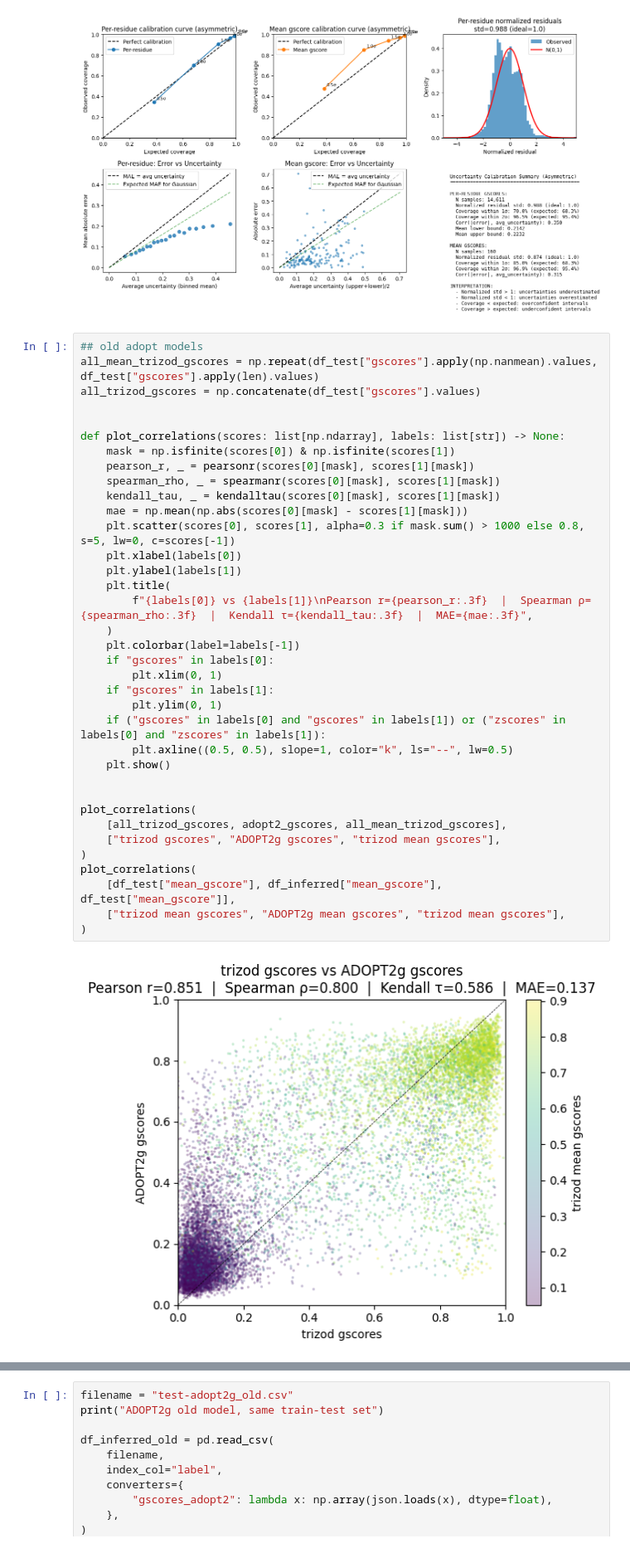
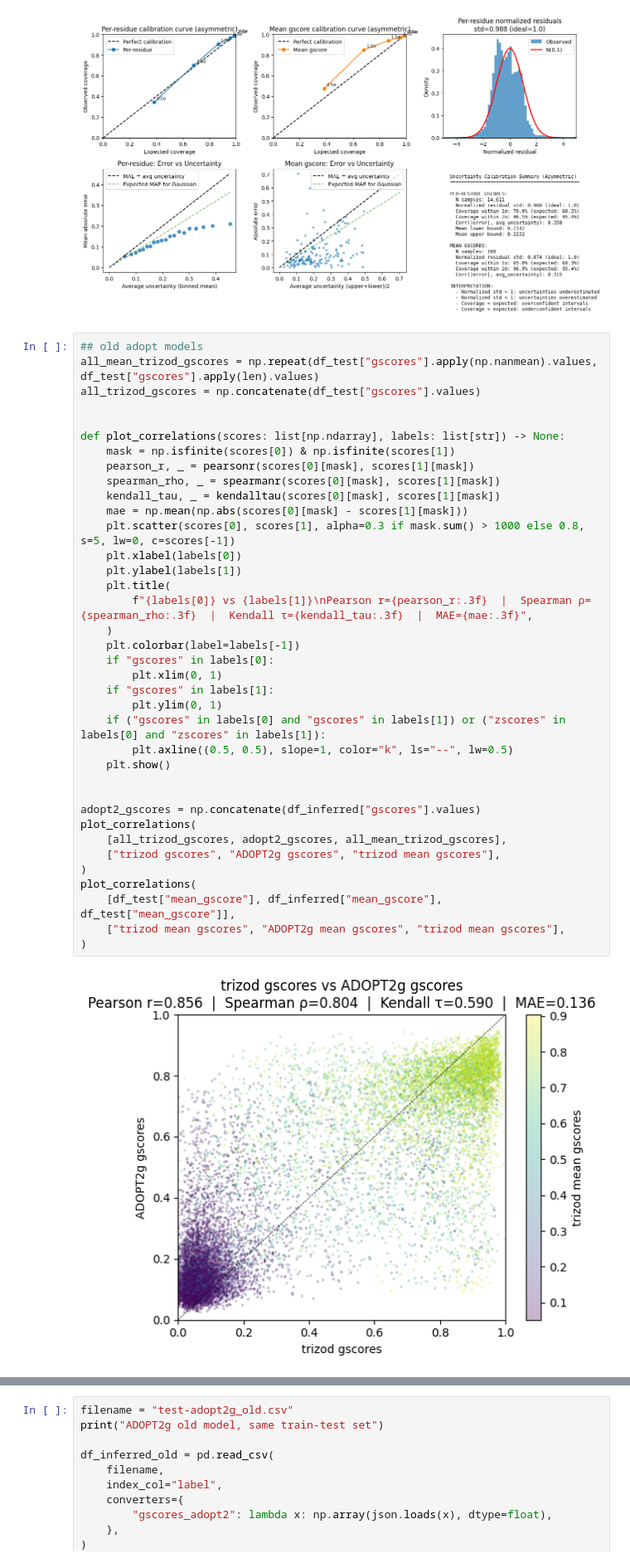
Before and after one commit to PeptoneLtd/ADOPT2g, a Jupyter notebook: notebooks/plots_test.ipynb, the cells around one changed output, grey strips where cells are left out. Shown at 83% size. Saved outputs shown, nothing was run; the diff lists cells and outputs as text.

```diff
--- a/notebooks/plots_test.ipynb
+++ b/notebooks/plots_test.ipynb
@@ -430,32 +430,33 @@ def plot_correlations(scores: list[np.ndarray], labels: list[str]) -> None:
     mask = np.isfinite(scores[0]) & np.isfinite(scores[1])
     pearson_r, _ = pearsonr(scores[0][mask], scores[1][mask])
     spearman_rho, _ = spearmanr(scores[0][mask], scores[1][mask])
     kendall_tau, _ = kendalltau(scores[0][mask], scores[1][mask])
     mae = np.mean(np.abs(scores[0][mask] - scores[1][mask]))
     plt.scatter(scores[0], scores[1], alpha=0.3 if mask.sum() > 1000 else 0.8, s=5, lw=0, c=scores[-1])
     plt.xlabel(labels[0])
     plt.ylabel(labels[1])
     plt.title(
         f"{labels[0]} vs {labels[1]}\nPearson r={pearson_r:.3f}  |  Spearman ρ={spearman_rho:.3f}  |  Kendall τ={kendall_tau:.3f}  |  MAE={mae:.3f}",
     )
     plt.colorbar(label=labels[-1])
     if "gscores" in labels[0]:
         plt.xlim(0, 1)
     if "gscores" in labels[1]:
         plt.ylim(0, 1)
     if ("gscores" in labels[0] and "gscores" in labels[1]) or ("zscores" in labels[0] and "zscores" in labels[1]):
         plt.axline((0.5, 0.5), slope=1, color="k", ls="--", lw=0.5)
     plt.show()
 
 
+adopt2_gscores = np.concatenate(df_inferred["gscores"].values)
 plot_correlations(
     [all_trizod_gscores, adopt2_gscores, all_mean_trizod_gscores],
     ["trizod gscores", "ADOPT2g gscores", "trizod mean gscores"],
 )
 plot_correlations(
     [df_test["mean_gscore"], df_inferred["mean_gscore"], df_test["mean_gscore"]],
     ["trizod mean gscores", "ADOPT2g mean gscores", "trizod mean gscores"],
 )
 # %% [output]
-[figure, old version]
+[figure, new version]
 [figure]
```
Also changed, not shown: parts of 2 cells of this notebook, 6 other files.
